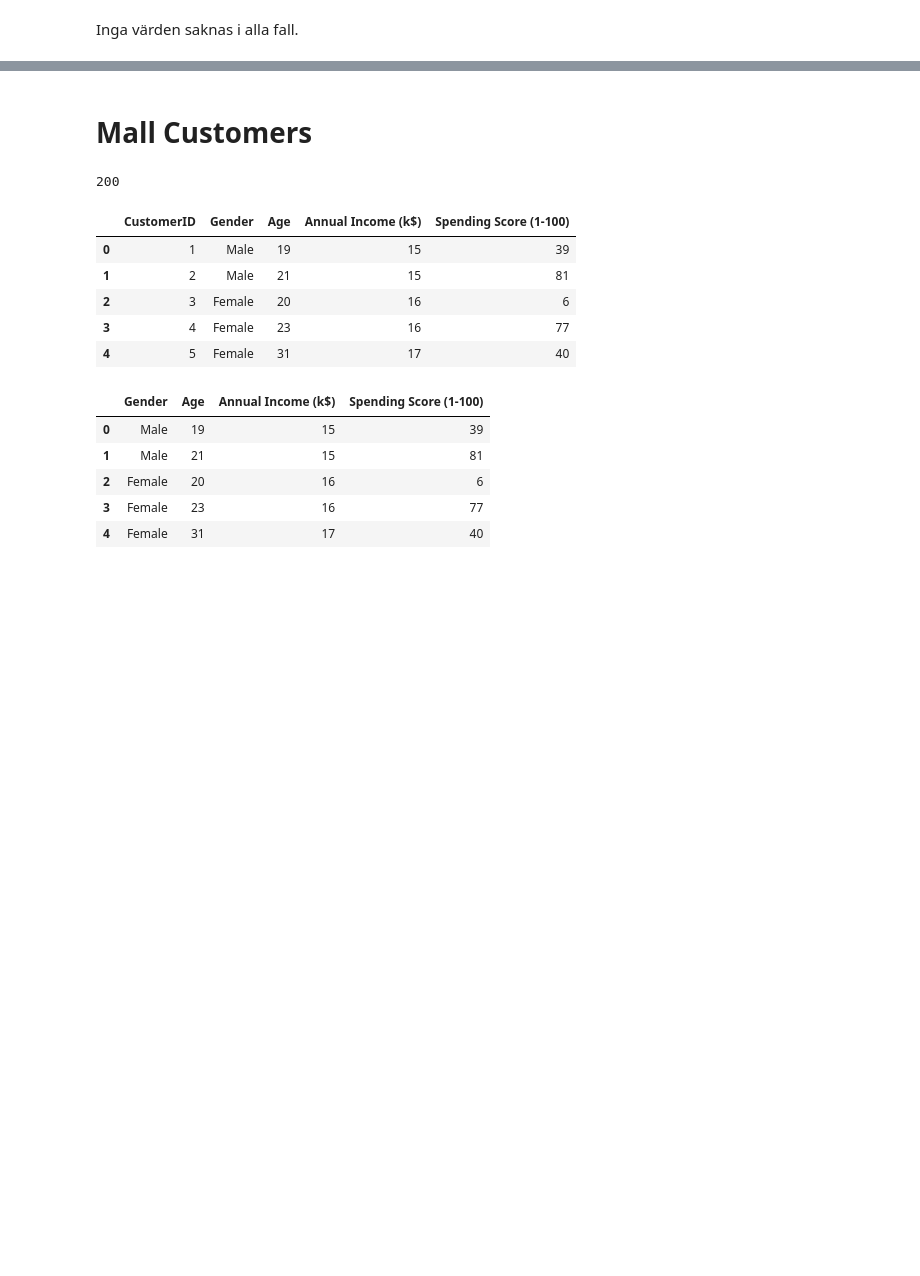
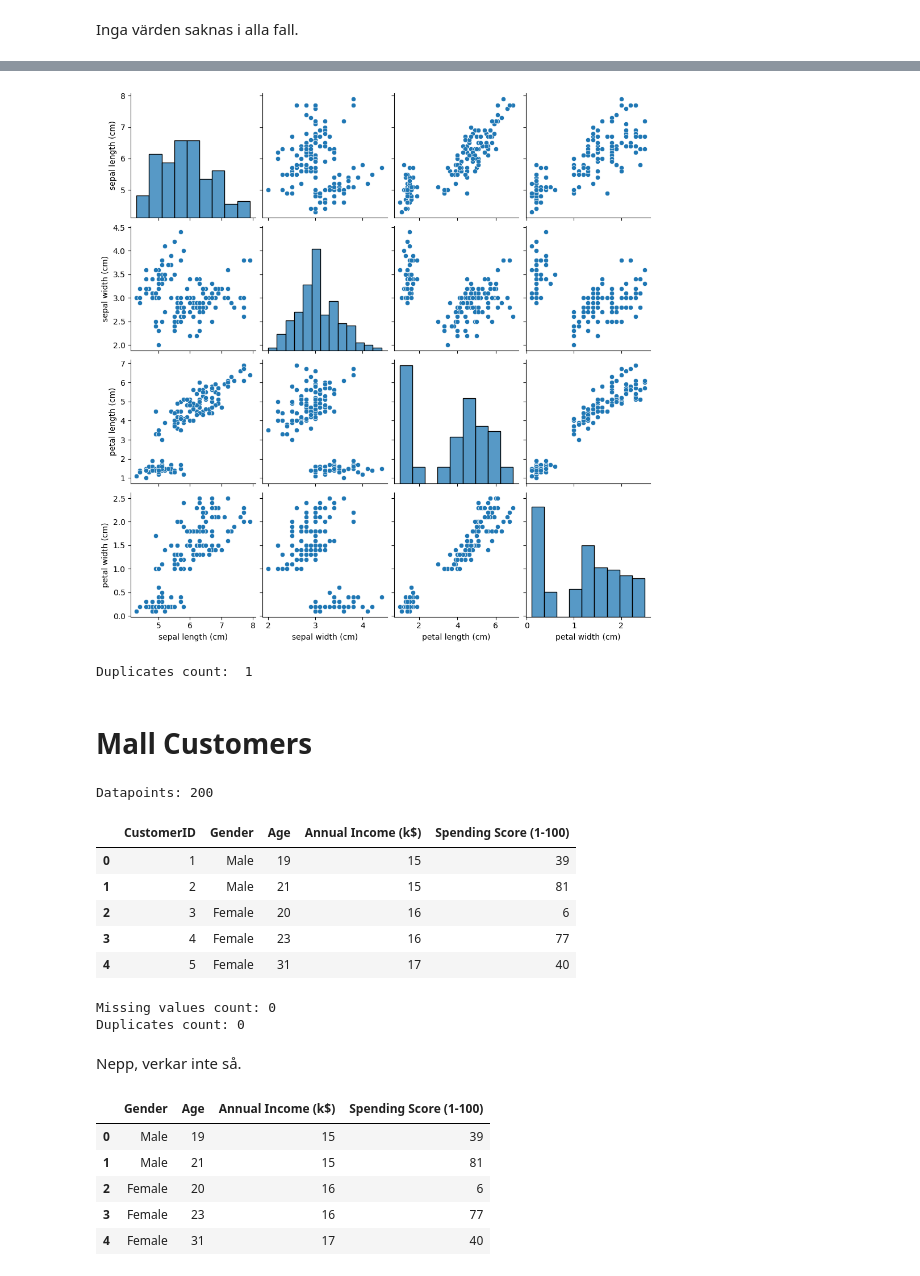
Before and after one commit to Zippy6666/KMeansAssigment, a Jupyter notebook: mykmeans.ipynb, the cells around one changed output, grey strips where cells are left out. Cells and saved outputs as stored; diff of their text form; code cells hidden in the pictures; blank space fills up the shorter version.

```diff
--- a/mykmeans.ipynb
+++ b/mykmeans.ipynb
@@ -40,0 +42,12 @@ plt.show()
+# %%
+# Vi tar bort en punkt
+iris = iris[ (iris['sepal width (cm)'] > 2.5) | (iris['petal width (cm)'] > 0.5) ]
+sns.pairplot(iris)
+plt.show()
+# %% [output]
+[figure, added]
+# %%
+# Finns det dubletter?
+print( "Duplicates count: ", iris.duplicated().sum() )
+# %% [output]
+Duplicates count:  1
@@ -42,16 +58,25 @@ plt.show()
 # Mall Customers
 # %%
 # Vi kikar lite på mall customers datasetet
-print(len(mallcustomers))
+print("Datapoints:", len(mallcustomers))
 mallcustomers.head()
 # %% [output]
-200
+Datapoints: 200
 |  | CustomerID | Gender | Age | Annual Income (k$) | Spending Score (1-100) |
 | 0 | 1 | Male | 19 | 15 | 39 |
 | 1 | 2 | Male | 21 | 15 | 81 |
 | 2 | 3 | Female | 20 | 16 | 6 |
 | 3 | 4 | Female | 23 | 16 | 77 |
 | 4 | 5 | Female | 31 | 17 | 40 |
+# %%
+# Dubletter, värdern som saknas?
+print( "Missing values count:", mallcustomers.isna().sum().sum() )
+print( "Duplicates count:", mallcustomers.duplicated().sum() )
+# %% [output]
+Missing values count: 0
+Duplicates count: 0
+# %% [markdown]
+Nepp, verkar inte så.
 # %%
 # Vi kan ta bort customer ID, den kolumnen har ingen betydelse för våran analys
 mallcustomers = mallcustomers.iloc[:,1:]
```
Also changed, not shown: parts of 14 cells of this notebook, 1 other file.
